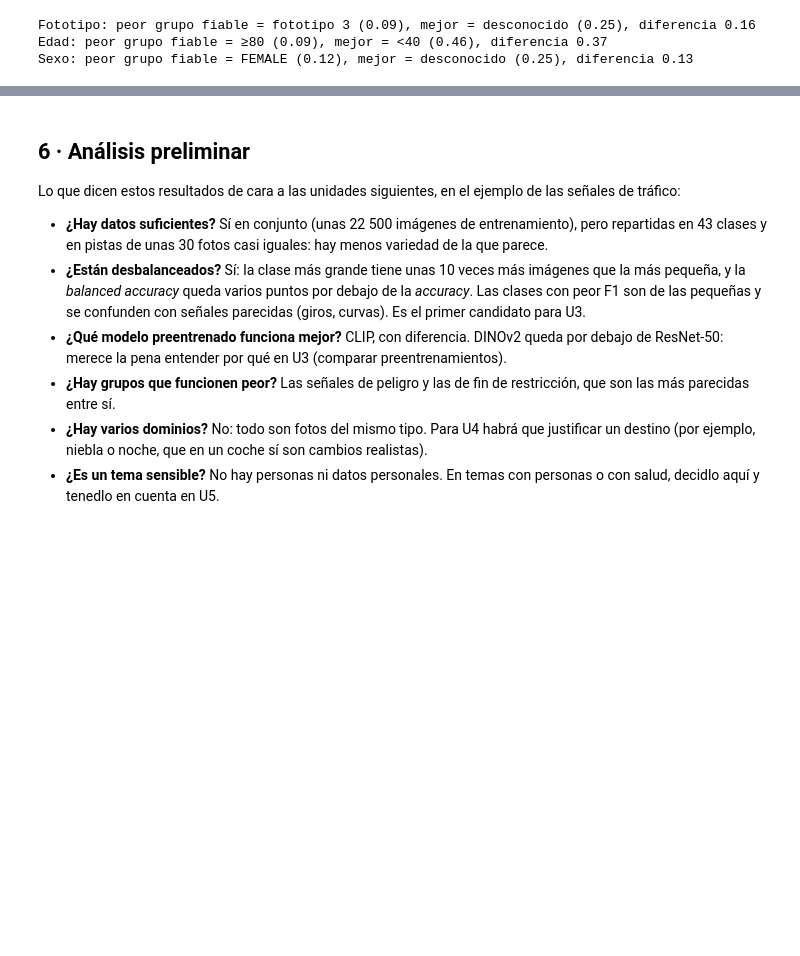
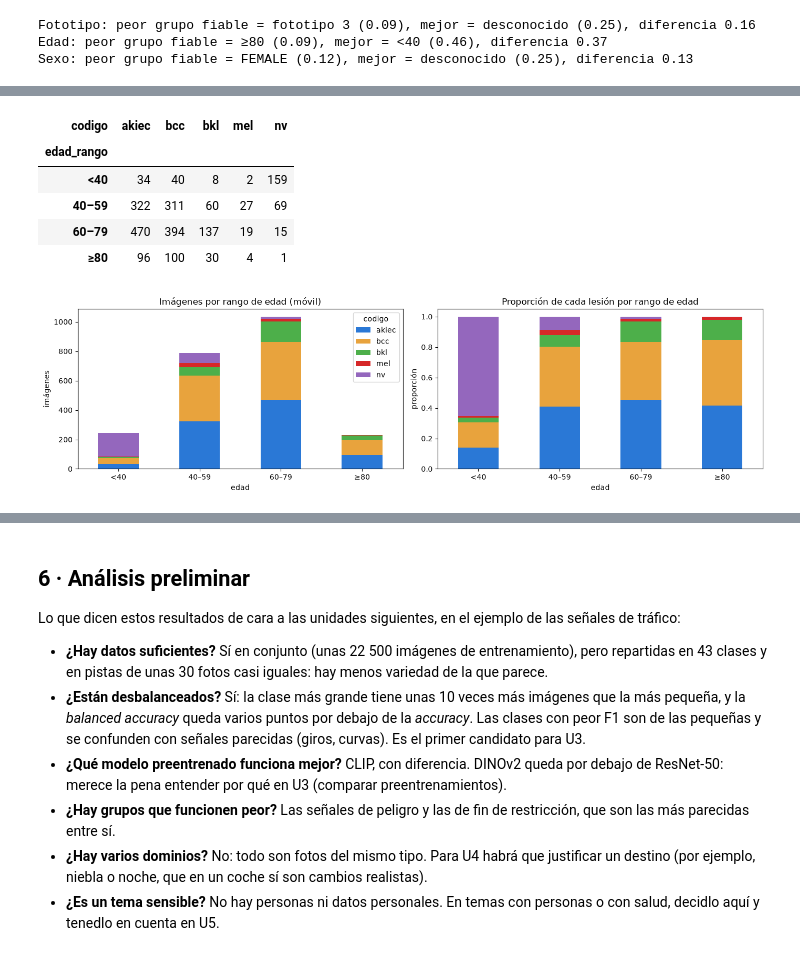
Before and after one commit to idom-ai/project_skin_wounds, a Jupyter notebook: 01_baseline.ipynb, the cells around one changed output, grey strips where cells are left out. Cells and saved outputs as stored; diff of their text form; code cells hidden in the pictures; blank space fills up the shorter version.

```diff
--- a/01_baseline.ipynb
+++ b/01_baseline.ipynb
@@ -661,0 +716,19 @@ Sexo: peor grupo fiable = FEMALE (0.12), mejor = desconocido (0.25), diferencia
+# %%
+# Tipos de lesión por rango de edad (todas las fotos del móvil)
+ct = pd.crosstab(movil['edad_rango'], movil['etiqueta'].map(cod)).reindex(columns=clases_d, fill_value=0)
+display(ct)
+colores = dict(zip(clases_d, ['#2a78d6', '#e8a33d', '#4daf4a', '#d62728', '#9467bd']))
+fig, axs = plt.subplots(1, 2, figsize=(14, 4))
+ct.plot.bar(stacked=True, ax=axs[0], rot=0, color=colores)
+axs[0].set_title('Imágenes por rango de edad (móvil)'); axs[0].set_ylabel('imágenes'); axs[0].set_xlabel('edad')
+ct.div(ct.sum(1), axis=0).plot.bar(stacked=True, ax=axs[1], rot=0, color=colores, legend=False)
+axs[1].set_title('Proporción de cada lesión por rango de edad'); axs[1].set_ylabel('proporción'); axs[1].set_xlabel('edad')
+plt.tight_layout(); plt.savefig(IMG / 'revision_lesiones_por_edad.png', dpi=200, bbox_inches='tight'); plt.show()
+# %% [output]
+| codigo | akiec | bcc | bkl | mel | nv |
+| edad_rango |  |  |  |  |  |
+| <40 | 34 | 40 | 8 | 2 | 159 |
+| 40–59 | 322 | 311 | 60 | 27 | 69 |
+| 60–79 | 470 | 394 | 137 | 19 | 15 |
+| ≥80 | 96 | 100 | 30 | 4 | 1 |
+[figure, added]
```
Also changed, not shown: parts of 5 cells of this notebook, 6 other files.
